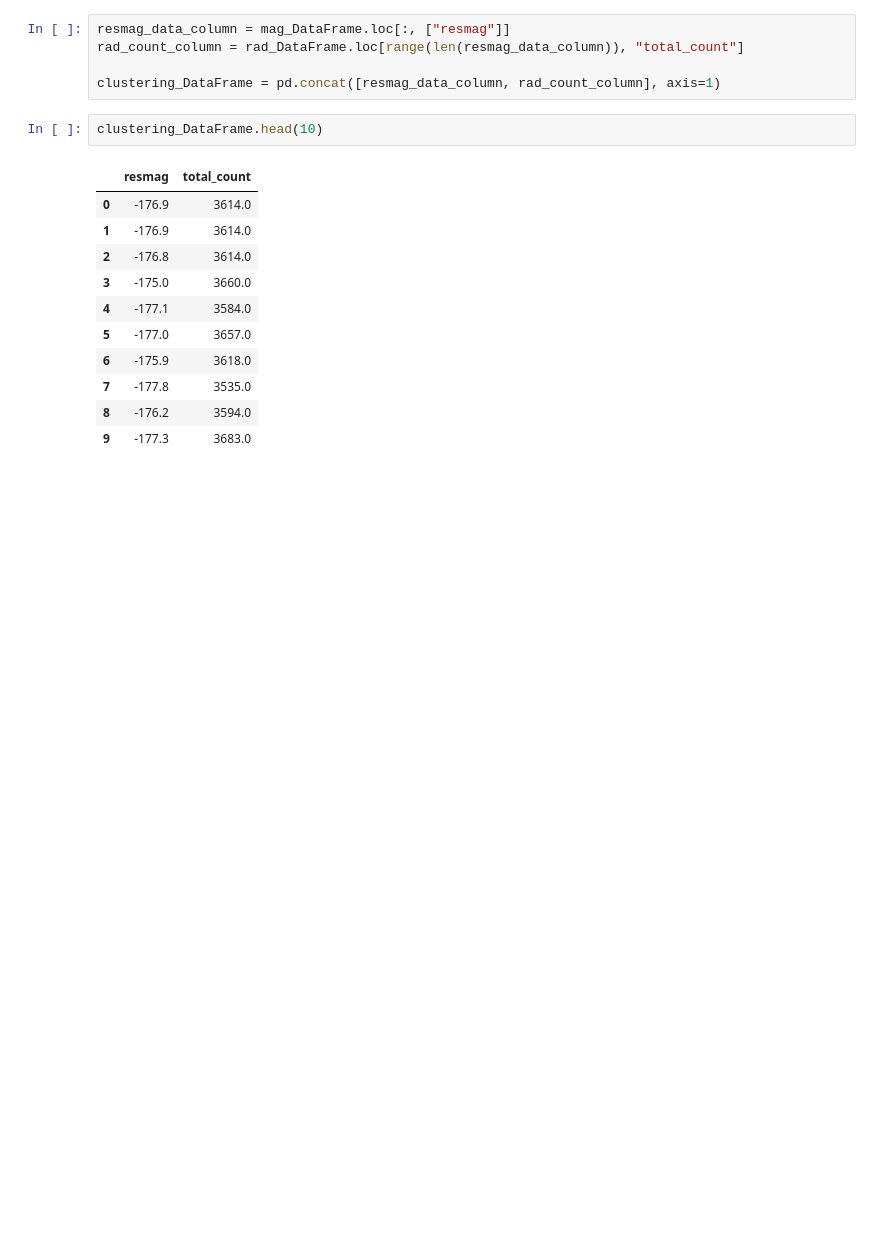
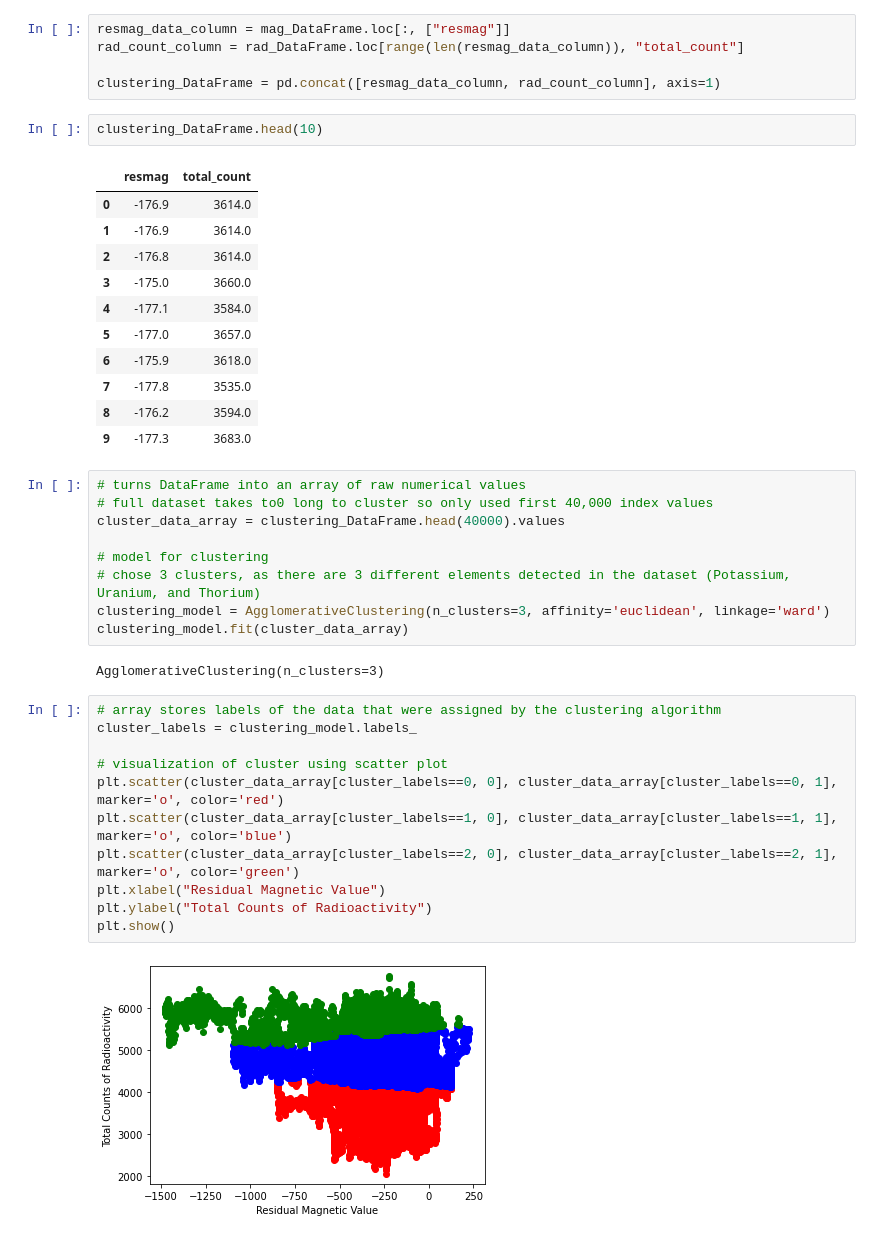
Before and after one commit to malbert131/FRI_Group_4_Project, a Jupyter notebook: main.ipynb, the cells around one changed output. Cells and saved outputs as stored; diff of their text form; blank space fills up the shorter version.

Commit message:
clustered resmag and total_count data using agglomerative clustering

```diff
--- a/main.ipynb
+++ b/main.ipynb
@@ -216,3 +220,27 @@ clustering_DataFrame.head(10)
 | 7 | -177.8 | 3535.0 |
 | 8 | -176.2 | 3594.0 |
 | 9 | -177.3 | 3683.0 |
+# %%
+# turns DataFrame into an array of raw numerical values
+# full dataset takes to0 long to cluster so only used first 40,000 index values
+cluster_data_array = clustering_DataFrame.head(40000).values
+
+# model for clustering
+# chose 3 clusters, as there are 3 different elements detected in the dataset (Potassium, Uranium, and Thorium)
+clustering_model = AgglomerativeClustering(n_clusters=3, affinity='euclidean', linkage='ward')
+clustering_model.fit(cluster_data_array)
+# %% [output]
+AgglomerativeClustering(n_clusters=3)
+# %%
+# array stores labels of the data that were assigned by the clustering algorithm
+cluster_labels = clustering_model.labels_
+
+# visualization of cluster using scatter plot
+plt.scatter(cluster_data_array[cluster_labels==0, 0], cluster_data_array[cluster_labels==0, 1], marker='o', color='red')
+plt.scatter(cluster_data_array[cluster_labels==1, 0], cluster_data_array[cluster_labels==1, 1], marker='o', color='blue')
+plt.scatter(cluster_data_array[cluster_labels==2, 0], cluster_data_array[cluster_labels==2, 1], marker='o', color='green')
+plt.xlabel("Residual Magnetic Value")
+plt.ylabel("Total Counts of Radioactivity")
+plt.show()
+# %% [output]
+[figure, added]
```
Also changed, not shown: parts of 2 cells of this notebook.
